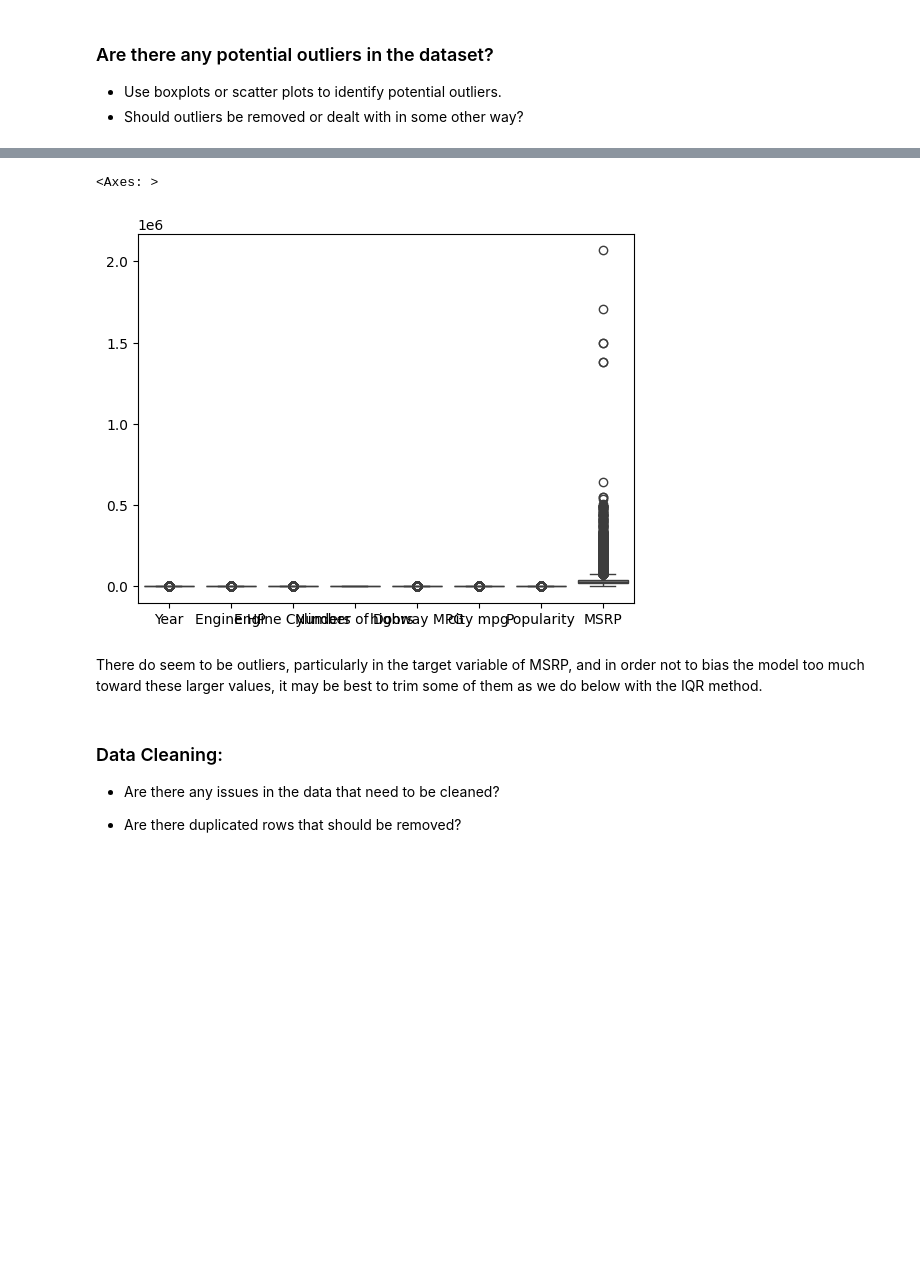
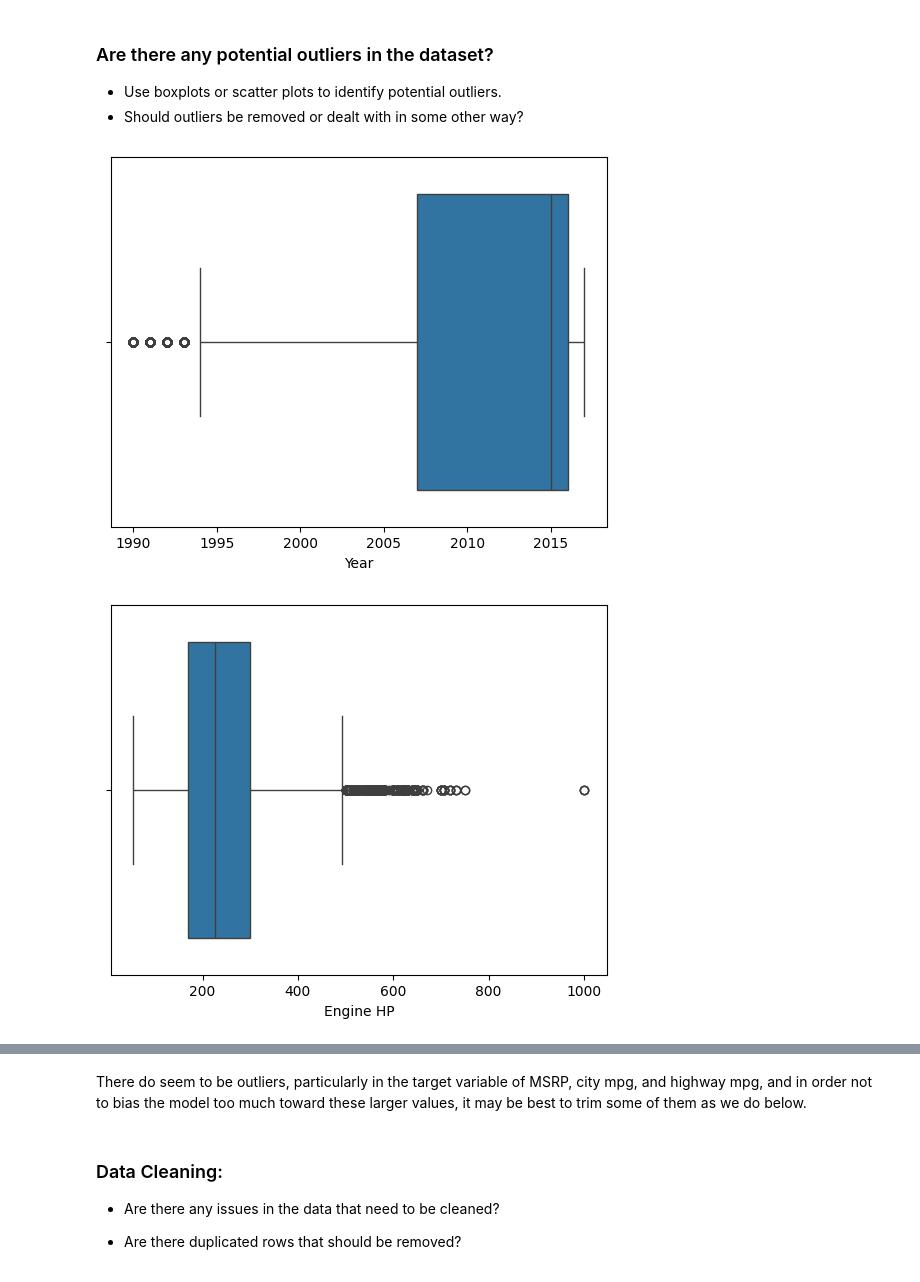
Before and after one commit to k-sharma01/LR_Practice_KNS, a Jupyter notebook: LR_Practice.ipynb, the cells around one changed output, grey strips where cells are left out. Saved outputs shown, nothing was run; the diff lists cells and outputs as text; code cells hidden in the pictures; blank space fills up the shorter version.

```diff
--- a/LR_Practice.ipynb
+++ b/LR_Practice.ipynb
@@ -160,3 +160,10 @@ Based on the above heatmap of the correlation values between all the numeric var
 ### Are there any potential outliers in the dataset?
 - Use boxplots or scatter plots to identify potential outliers.
 - Should outliers be removed or dealt with in some other way?
+# %%
+for col in data.select_dtypes('number').columns:
+  plt.figure()
+  sns.boxplot(data[col], orient='h')
+# %% [output]
+[figure, added]
+[figure, added]
@@ -163,8 +176,5 @@ Based on the above heatmap of the correlation values between all the numeric var
+# %% [markdown]
+There do seem to be outliers, particularly in the target variable of MSRP, city mpg, and highway mpg, and in order not to bias the model too much toward these larger values, it may be best to trim some of them as we do below.
 # %%
-sns.boxplot(data=data.select_dtypes('number'))
+numerical_features = data.select_dtypes('number').columns
-# %% [output]
-<Axes: >
-[figure, removed]
-# %% [markdown]
-There do seem to be outliers, particularly in the target variable of MSRP, and in order not to bias the model too much toward these larger values, it may be best to trim some of them as we do below with the IQR method.
 # %%
```
Also changed, not shown: parts of 9 cells of this notebook.
